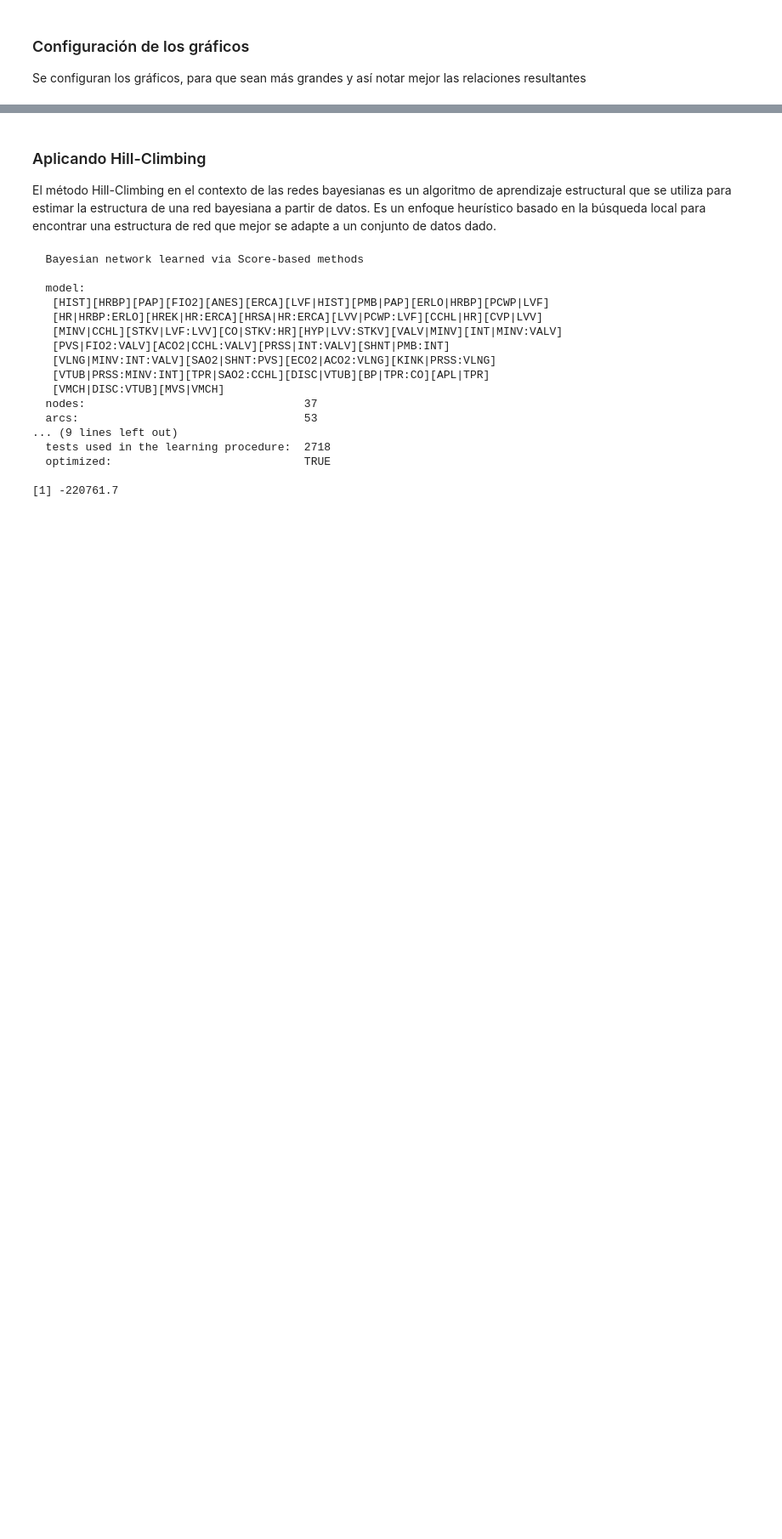
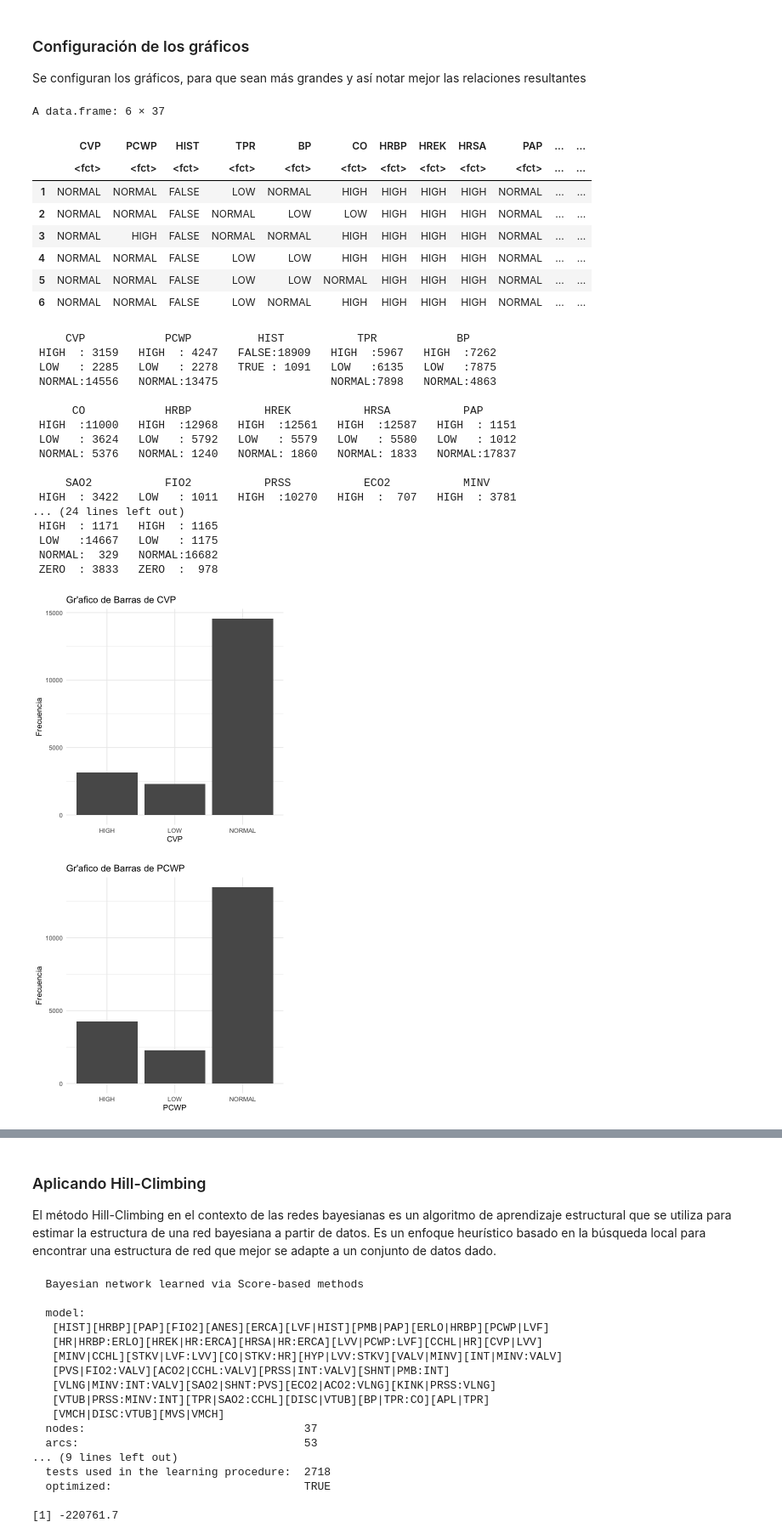
Before and after one commit to salinasmiguelg/redesbayesianas, a Jupyter notebook: bn.ipynb, the cells around one changed output, grey strips where cells are left out. Shown at 85% size. Drawn from its saved outputs; the diff is of its cells as text; code cells hidden in the pictures; blank space fills up the shorter version.

```diff
--- a/bn.ipynb
+++ b/bn.ipynb
@@ -26,0 +22,52 @@ Se configuran los gráficos, para que sean más grandes y así notar mejor las r
+# %%
+
+# Cargar el conjunto de datos "alarm"
+data("alarm")
+
+# Ver las primeras filas del conjunto de datos
+head(alarm)
+
+# Generar estadísticas básicas para cada variable
+summary(alarm)
+
+# Crear un gráfico de barras para cada variable categórica
+par(mfrow = c(4, 4)) # Ajusta el layout según el número de variables
+for (variable in names(alarm)) {
+  print(
+    ggplot(alarm, aes_string(x = variable)) +
+      geom_bar() +
+      theme_minimal() +
+      labs(title = paste("Gráfico de Barras de", variable),
+           x = variable,
+           y = "Frecuencia")
+  )
+}
+# %% [output]
+A data.frame: 6 × 37
+|  | CVP | PCWP | HIST | TPR | BP | CO | HRBP | HREK | HRSA | PAP | ... | ... |
+|  | <fct> | <fct> | <fct> | <fct> | <fct> | <fct> | <fct> | <fct> | <fct> | <fct> | ... | ... |
+| 1 | NORMAL | NORMAL | FALSE | LOW | NORMAL | HIGH | HIGH | HIGH | HIGH | NORMAL | ... | ... |
+| 2 | NORMAL | NORMAL | FALSE | NORMAL | LOW | LOW | HIGH | HIGH | HIGH | NORMAL | ... | ... |
+| 3 | NORMAL | HIGH | FALSE | NORMAL | NORMAL | HIGH | HIGH | HIGH | HIGH | NORMAL | ... | ... |
+| 4 | NORMAL | NORMAL | FALSE | LOW | LOW | HIGH | HIGH | HIGH | HIGH | NORMAL | ... | ... |
+| 5 | NORMAL | NORMAL | FALSE | LOW | LOW | NORMAL | HIGH | HIGH | HIGH | NORMAL | ... | ... |
+| 6 | NORMAL | NORMAL | FALSE | LOW | NORMAL | HIGH | HIGH | HIGH | HIGH | NORMAL | ... | ... |
+     CVP            PCWP          HIST           TPR            BP
+ HIGH  : 3159   HIGH  : 4247   FALSE:18909   HIGH  :5967   HIGH  :7262
+ LOW   : 2285   LOW   : 2278   TRUE : 1091   LOW   :6135   LOW   :7875
+ NORMAL:14556   NORMAL:13475                 NORMAL:7898   NORMAL:4863
+
+      CO            HRBP           HREK           HRSA           PAP
+ HIGH  :11000   HIGH  :12968   HIGH  :12561   HIGH  :12587   HIGH  : 1151
+ LOW   : 3624   LOW   : 5792   LOW   : 5579   LOW   : 5580   LOW   : 1012
+ NORMAL: 5376   NORMAL: 1240   NORMAL: 1860   NORMAL: 1833   NORMAL:17837
+
+     SAO2           FIO2           PRSS           ECO2           MINV
+ HIGH  : 3422   LOW   : 1011   HIGH  :10270   HIGH  :  707   HIGH  : 3781
+... (24 lines left out)
+ HIGH  : 1171   HIGH  : 1165
+ LOW   :14667   LOW   : 1175
+ NORMAL:  329   NORMAL:16682
+ ZERO  : 3833   ZERO  :  978
+[figure, added]
+[figure, added]
```
Also changed, not shown: parts of 15 cells of this notebook, 2 other files.
